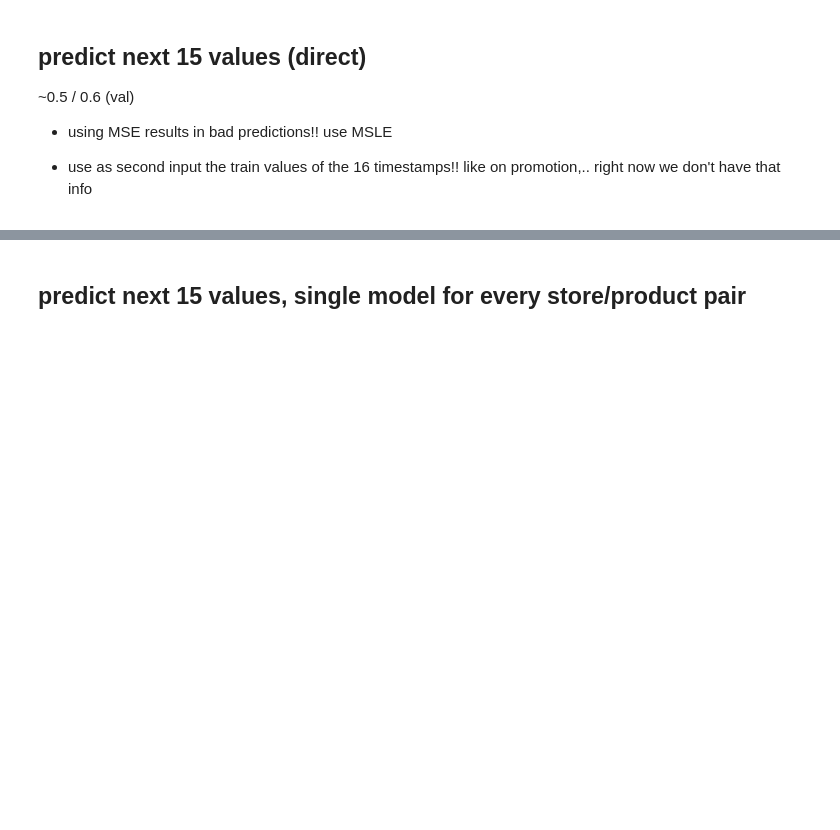
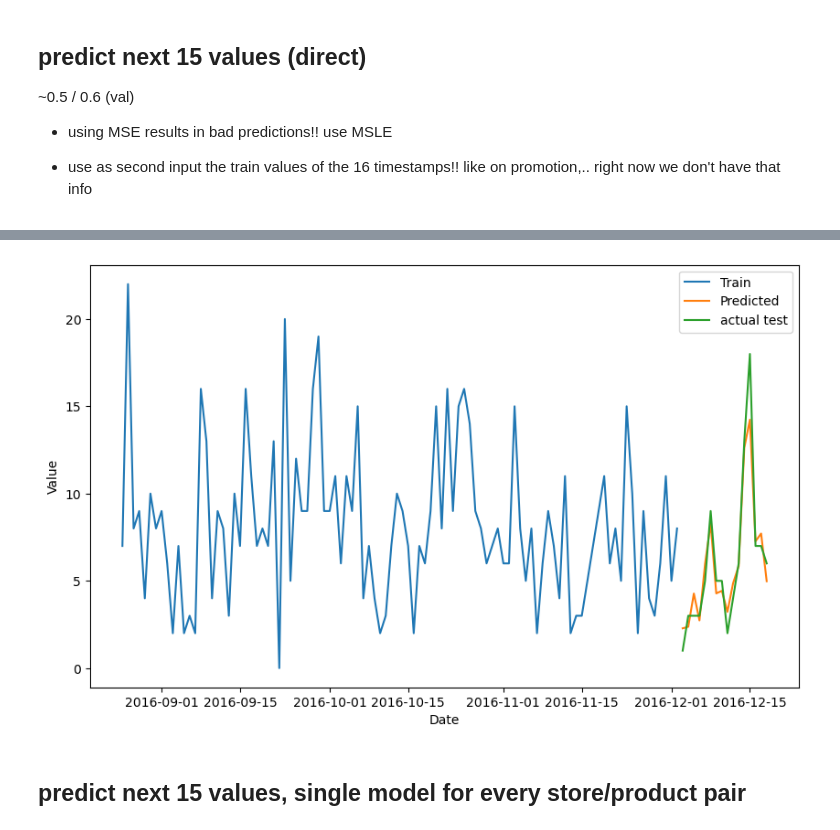
Before and after one commit to matze21/store-sales-time-series-forecasting, a Jupyter notebook: analysis/individual_model_per_storeProd.ipynb, the cells around one changed output, grey strips where cells are left out. Drawn from its saved outputs; the diff is of its cells as text; code cells hidden in the pictures; blank space fills up the shorter version.

Commit message:
predict 16 values and use future feat

```diff
--- a/analysis/individual_model_per_storeProd.ipynb
+++ b/analysis/individual_model_per_storeProd.ipynb
@@ -513,0 +516,5 @@ for i in range(0,2):
+# %%
+train = data6.loc[data6.dataT == 'train']
+testPair = train.loc[(train.store_nbr == 6) & (train.family == propDicts['family']['AUTOMOTIVE'])]
+testPair.set_index('date', inplace=True)
+time_index = testPair.index
@@ -514,3 +628,18 @@ for i in range(0,2):
+# %%
+def plotidx(ind):
+    plt.figure(figsize=(10, 6))
+    mintimeIdx = test_index[ind] - look_back
+    plt.plot(time_index[mintimeIdx:test_index[ind]], X_test[0][ind,:,0], label='Train')
+    plt.plot(time_index[test_index][ind:ind+n_predictedValues], forecast[ind,:], label='Predicted')
+    plt.plot(time_index[test_index][ind:ind+n_predictedValues], labels[test_index][ind,:], label='actual test')
+    plt.xlabel('Date')
+    plt.ylabel('Value')
+    #plt.title(f'ARIMA Forecast (RMSLE: {rmsle:.4f})')
+    plt.legend()
+    plt.show()
+plotidx(3)
+# %% [output]
+[figure, added]
 # %% [markdown]
 ## predict next 15 values, single model for every store/product pair
 # %%
```
Also changed, not shown: parts of 3 cells of this notebook.
